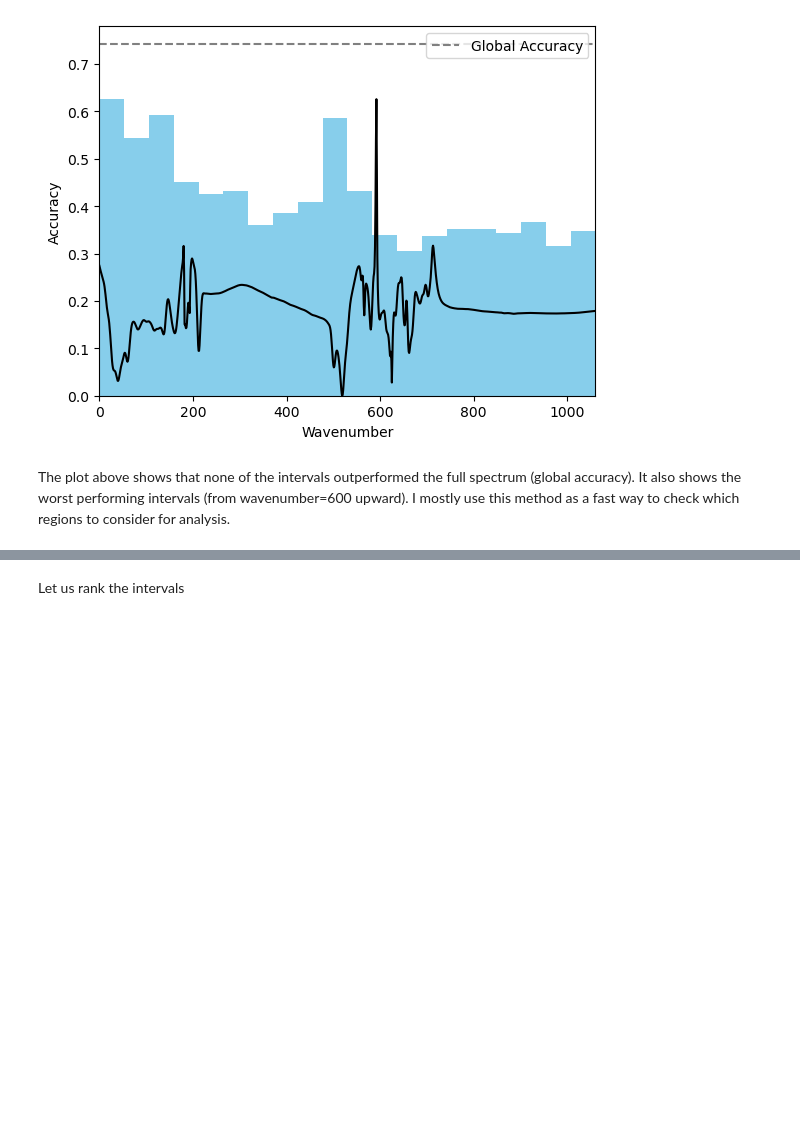
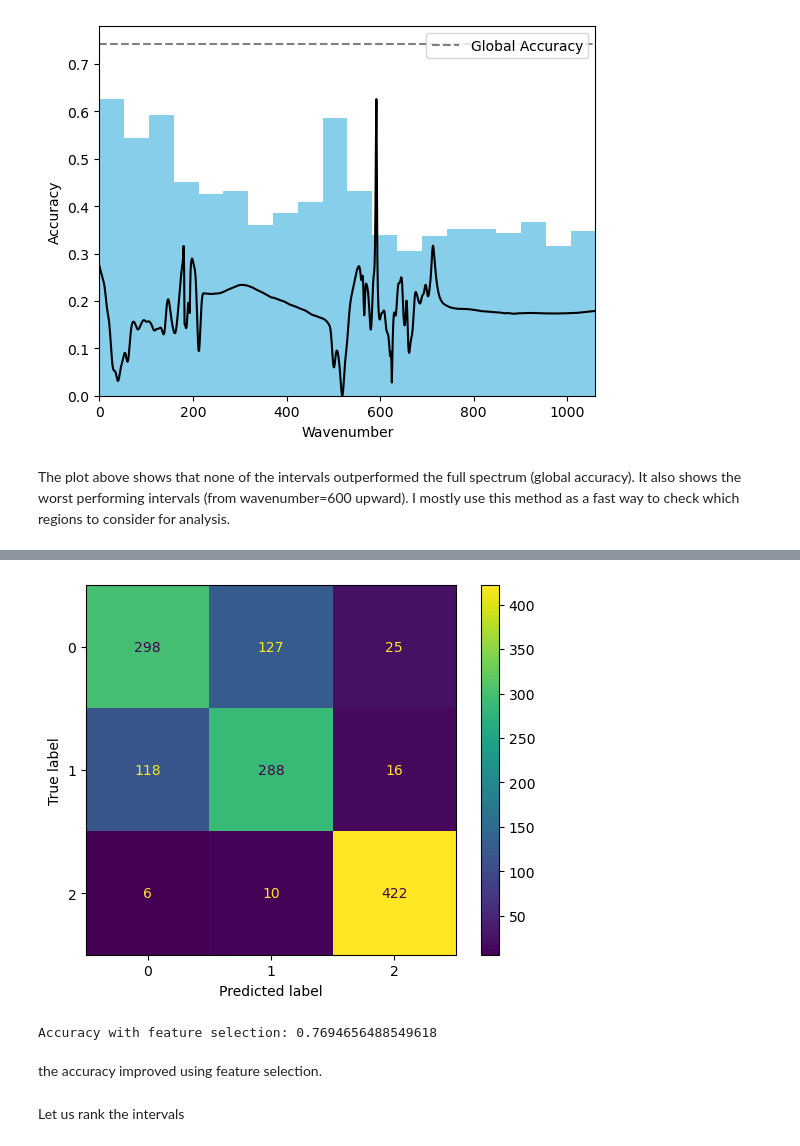
Before and after one commit to habeeb3579/interval-model-estimator, a Jupyter notebook: test.ipynb, the cells around one changed output, grey strips where cells are left out. Saved outputs shown, nothing was run; the diff lists cells and outputs as text; code cells hidden in the pictures; blank space fills up the shorter version.

```diff
--- a/test.ipynb
+++ b/test.ipynb
@@ -35,3 +49,11 @@ The plot above shows that none of the intervals outperformed the full spectrum (
+# %%
+acc2, cm2 = tune_ridge_classifier(X_train2.values[:,0:600], y_train2, X_test2.values[:,0:600], y_test2, param_grid, plot=True, label=False)
+print(f'Accuracy with feature selection: {acc2}')
+# %% [output]
+[figure, added]
+Accuracy with feature selection: 0.7694656488549618
+# %% [markdown]
+the accuracy improved using feature selection.
 # %% [markdown]
 Let us rank the intervals
 # %%
```
Also changed, not shown: parts of 4 cells of this notebook, 1 other file.
